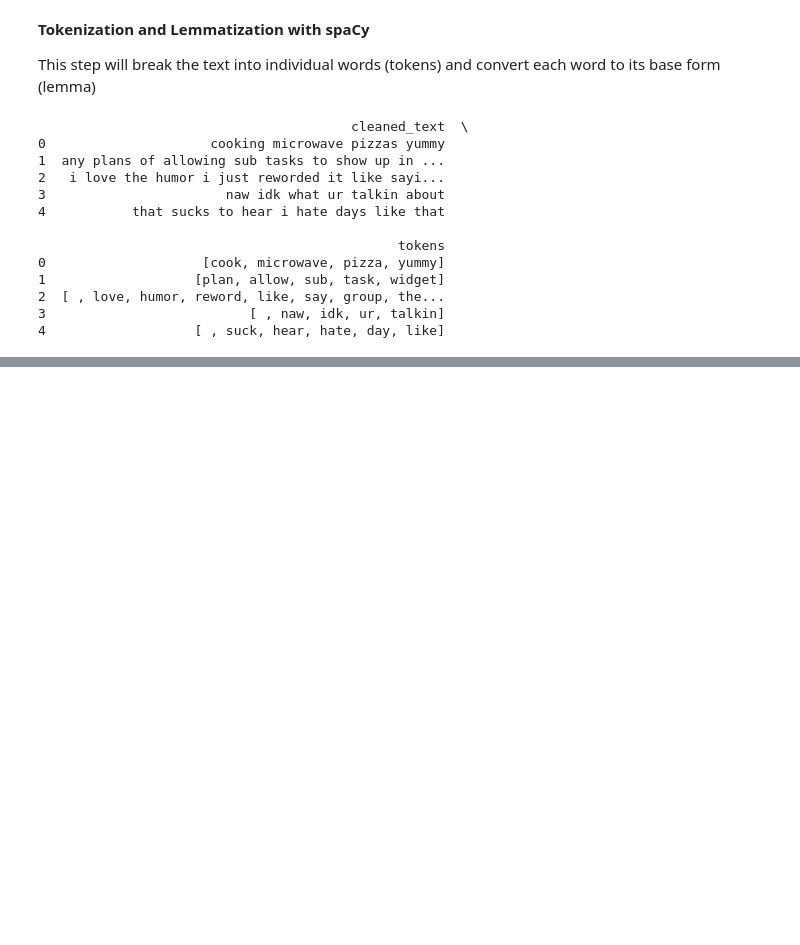
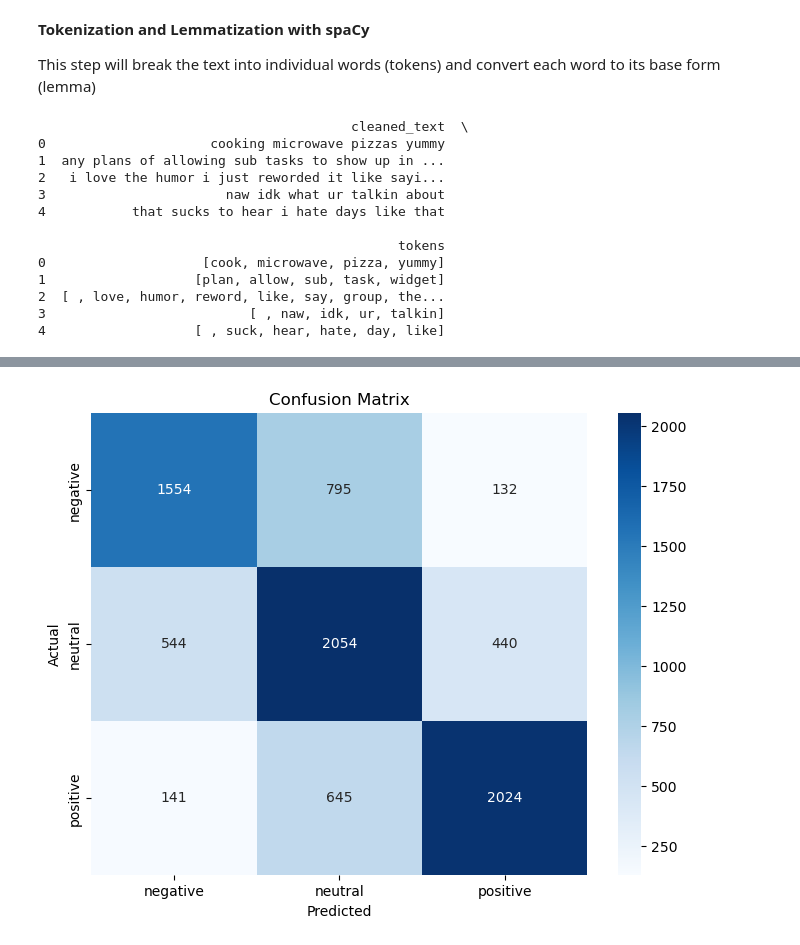
Before and after one commit to PaolaGaray/SocialMediaSentimentAnalysis, a Jupyter notebook: notebooks/spacy_npl_model.ipynb, the cells around one changed output, grey strips where cells are left out. Saved outputs shown, nothing was run; the diff lists cells and outputs as text; code cells hidden in the pictures; blank space fills up the shorter version.

Commit message:
Trained a Logistic Regression model on the TF-IDF-transformed data.

```diff
--- a/notebooks/spacy_npl_model.ipynb
+++ b/notebooks/spacy_npl_model.ipynb
@@ -81,0 +121,11 @@ df.to_csv('preprocessed_data.csv', index=False)
+# %%
+from sklearn.feature_extraction.text import TfidfVectorizer
+
+# Initialize TF-IDF vectorizer
+tfidf = TfidfVectorizer(max_features=5000)  # the number of feartures can be adjusted
+
+# Fit the TF-IDF vectorizer on the training data and transform the text into vectors
+X_train_tfidf = tfidf.fit_transform(X_train)
+X_test_tfidf = tfidf.transform(X_test)
+
+print(f"Shape of training data: {X_train_tfidf.shape}")
@@ -81,0 +136,8 @@ df.to_csv('preprocessed_data.csv', index=False)
+# %%
+from sklearn.linear_model import LogisticRegression
+
+# Initialize the Logistic Regression model
+model = LogisticRegression(max_iter=1000)
+
+# Train the model on the TF-IDF-transformed training data
+model.fit(X_train_tfidf, y_train)
@@ -81,0 +146,7 @@ df.to_csv('preprocessed_data.csv', index=False)
+# %%
+# Make predictions on the test data
+y_pred = model.predict(X_test_tfidf)
+
+# Print some predictions and actual labels to check
+print(f"Predictions: {y_pred[:10]}")
+print(f"Actual labels: {y_test[:10].values}")
@@ -81,0 +176,13 @@ df.to_csv('preprocessed_data.csv', index=False)
+# %%
+# Create a confusion matrix
+conf_matrix = confusion_matrix(y_test, y_pred)
+
+# Plot the confusion matrix
+plt.figure(figsize=(8, 6))
+sns.heatmap(conf_matrix, annot=True, fmt='d', cmap='Blues', xticklabels=['negative', 'neutral', 'positive'], yticklabels=['negative', 'neutral', 'positive'])
+plt.ylabel('Actual')
+plt.xlabel('Predicted')
+plt.title('Confusion Matrix')
+plt.show()
+# %% [output]
+[figure, added]
```
Also changed, not shown: parts of 11 cells of this notebook.
